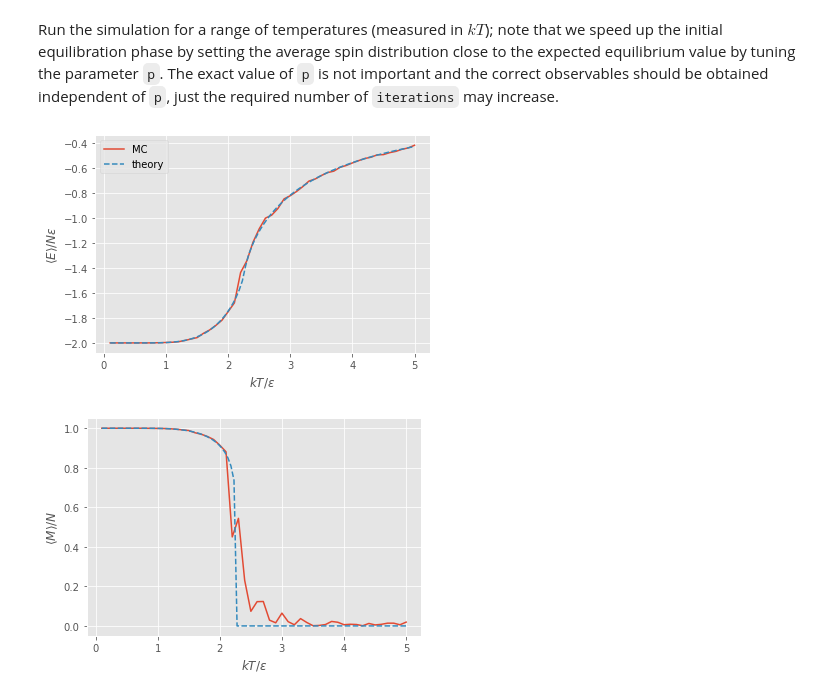
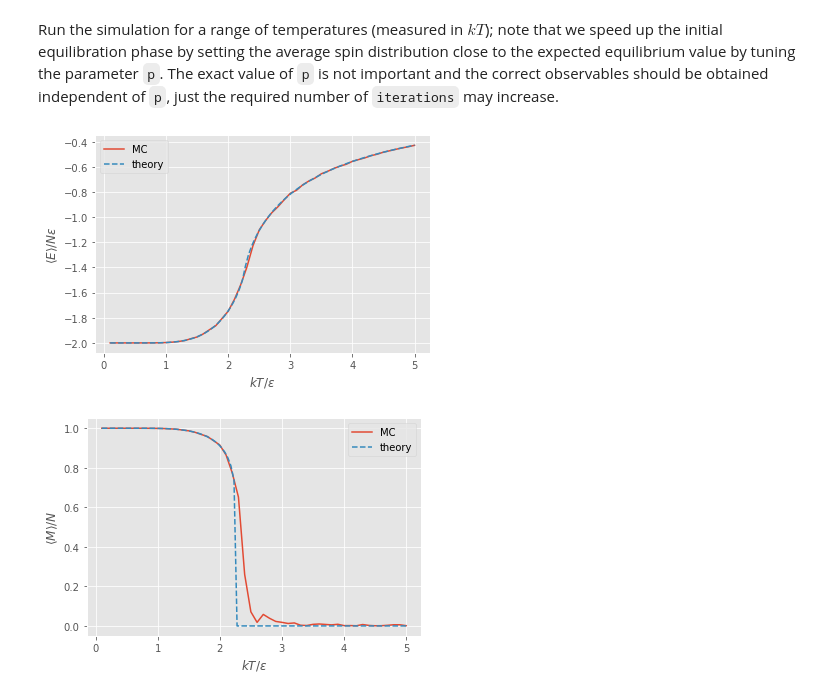
Before and after one commit to Py4Phy/PHY432-resources, a Jupyter notebook: 17_MonteCarlo/ising_2d.ipynb, the cells around one changed output. Cells and saved outputs as stored; diff of their text form; code cells hidden in the pictures.

Commit message:
run 2D ising for 1000 iterations for T scan

```diff
--- a/17_MonteCarlo/ising_2d.ipynb
+++ b/17_MonteCarlo/ising_2d.ipynb
@@ -255,7 +255,7 @@ magnetization = np.zeros_like(temperatures)
 for j, kT in tqdm.tqdm(enumerate(temperatures), total=len(temperatures)):
     p = 0.05 if kT < 2.3 else 0.5
     model = SpinLattice(Nspins, kT=kT, p=p)
-    model.run(iterations=200, verbose=False)
+    model.run(iterations=1000, verbose=False)
     energy[j] = model.E_average()
     magnetization[j] = model.M_average()
 # %%
@@ -267,11 +267,12 @@ plt.xlabel(r"$kT/\epsilon$")
 plt.ylabel(r"$\langle E\rangle/N\epsilon$")
 plt.legend();
 # %% [output]
-[figure, old version]
+[figure, new version]
 # %%
 plt.plot(temperatures, np.abs(magnetization), label="MC")
 plt.plot(kT, M_analytical(kT), "--", label="theory")
 plt.xlabel(r"$kT/\epsilon$")
-plt.ylabel(r"$\langle M \rangle/N$");
+plt.ylabel(r"$\langle M \rangle/N$")
+plt.legend();
 # %% [output]
-[figure, old version]
+[figure, new version]
```
